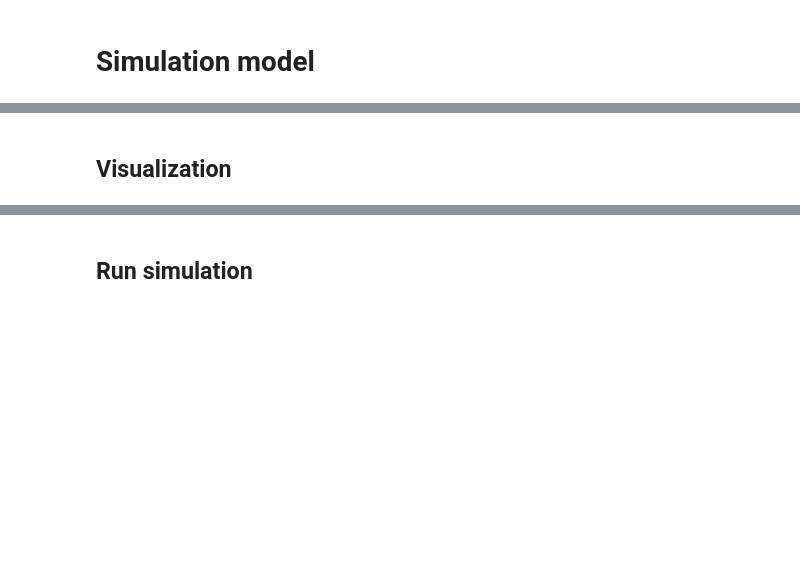
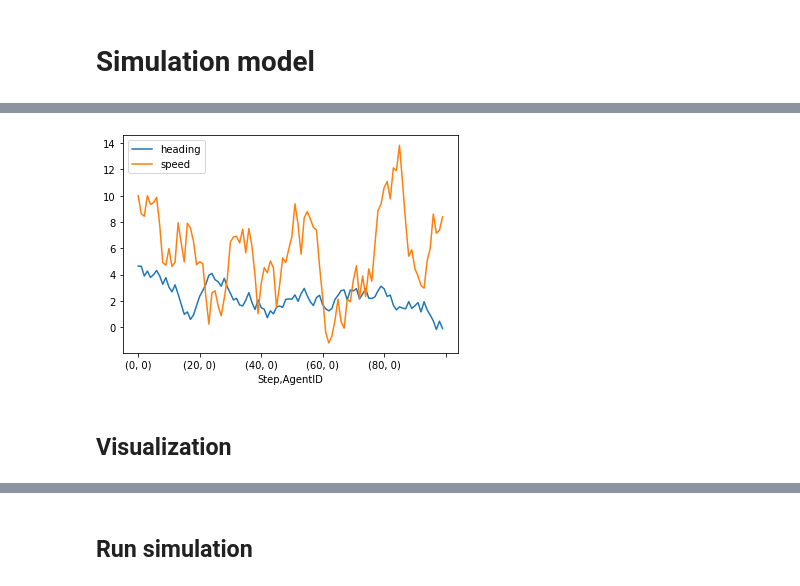
Before and after one commit to kaskadz/mesalab, a Jupyter notebook: MesaTutorial.ipynb, the cells around one changed output, grey strips where cells are left out. Saved outputs shown, nothing was run; the diff lists cells and outputs as text; code cells hidden in the pictures; blank space fills up the shorter version.

```diff
--- a/MesaTutorial.ipynb
+++ b/MesaTutorial.ipynb
@@ -213,0 +266,3 @@ df = model.datacollector.get_model_vars_dataframe()
+# %%
+a_df = model.datacollector.get_agent_vars_dataframe()
+a_df
@@ -214,3 +284,9 @@ df = model.datacollector.get_model_vars_dataframe()
+# %%
+_ = a_df[a_df.index.get_level_values('AgentID') == 0].plot.line(y=['heading', 'speed'])
+# %% [output]
+[figure, added]
+# %% [markdown]
+## Visualization
 # %%
 def plot_states_bokeh(model, iteration, total):
     X = model.datacollector.get_model_vars_dataframe()
@@ -254,8 +330,6 @@ def plot_agents_bokeh(model):
     p.axis.axis_line_color = None
     p.toolbar.logo = None
     return p
-# %% [markdown]
-## Visualization
 # %%
 plot_pane = pn.pane.Bokeh()
 grid_pane = pn.pane.Bokeh()
```
Also changed, not shown: parts of 17 cells of this notebook.
